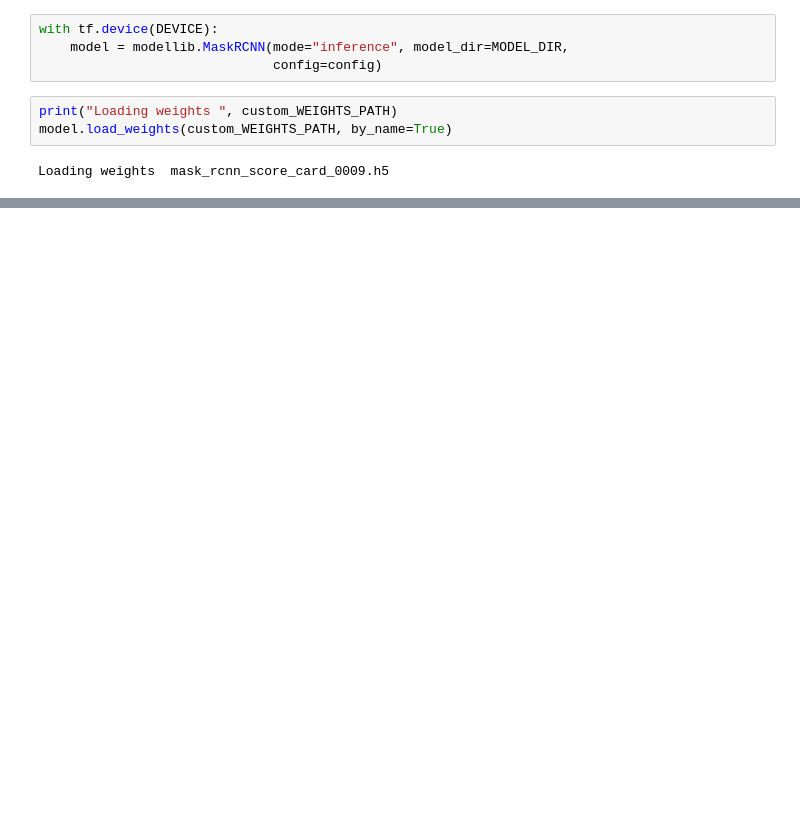
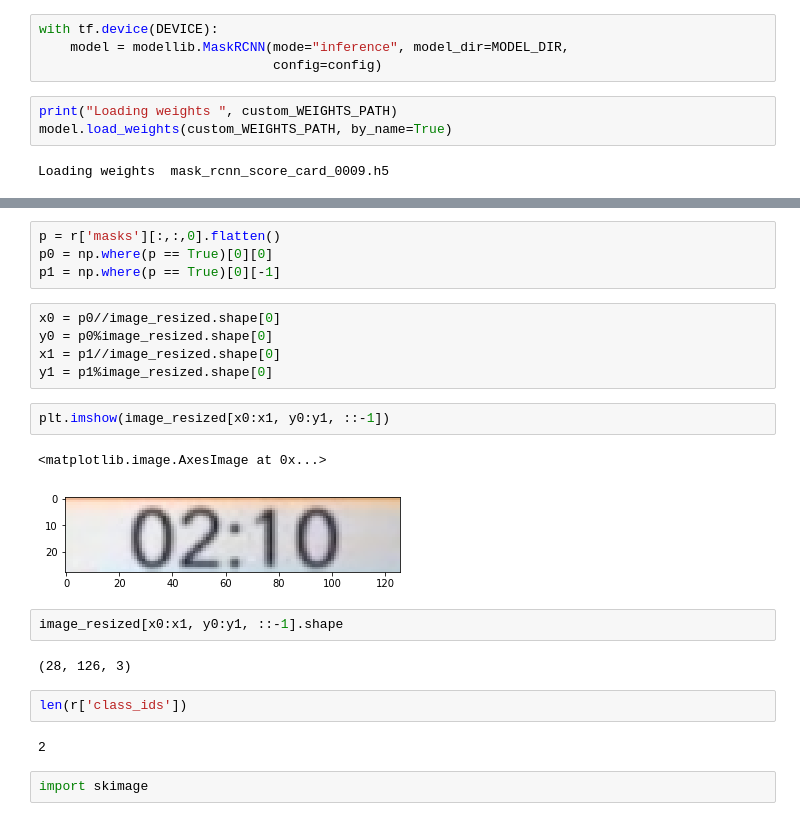
Before and after one commit to ethaniz/Mask_RCNN, a Jupyter notebook: inspect_custom_model.ipynb, the cells around one changed output, grey strips where cells are left out. Drawn from its saved outputs; the diff is of its cells as text; blank space fills up the shorter version.

```diff
--- a/inspect_custom_model.ipynb
+++ b/inspect_custom_model.ipynb
@@ -122,0 +123,24 @@ visualize.display_instances(image_resized, r['rois'], r['masks'], r['class_ids']
+# %%
+p = r['masks'][:,:,0].flatten()
+p0 = np.where(p == True)[0][0]
+p1 = np.where(p == True)[0][-1]
+# %%
+x0 = p0//image_resized.shape[0]
+y0 = p0%image_resized.shape[0]
+x1 = p1//image_resized.shape[0]
+y1 = p1%image_resized.shape[0]
+# %%
+plt.imshow(image_resized[x0:x1, y0:y1, ::-1])
+# %% [output]
+<matplotlib.image.AxesImage at 0x...>
+[figure, added]
+# %%
+image_resized[x0:x1, y0:y1, ::-1].shape
+# %% [output]
+(28, 126, 3)
+# %%
+len(r['class_ids'])
+# %% [output]
+2
+# %%
+import skimage
```
Also changed, not shown: parts of 8 cells of this notebook, 3 other files.
